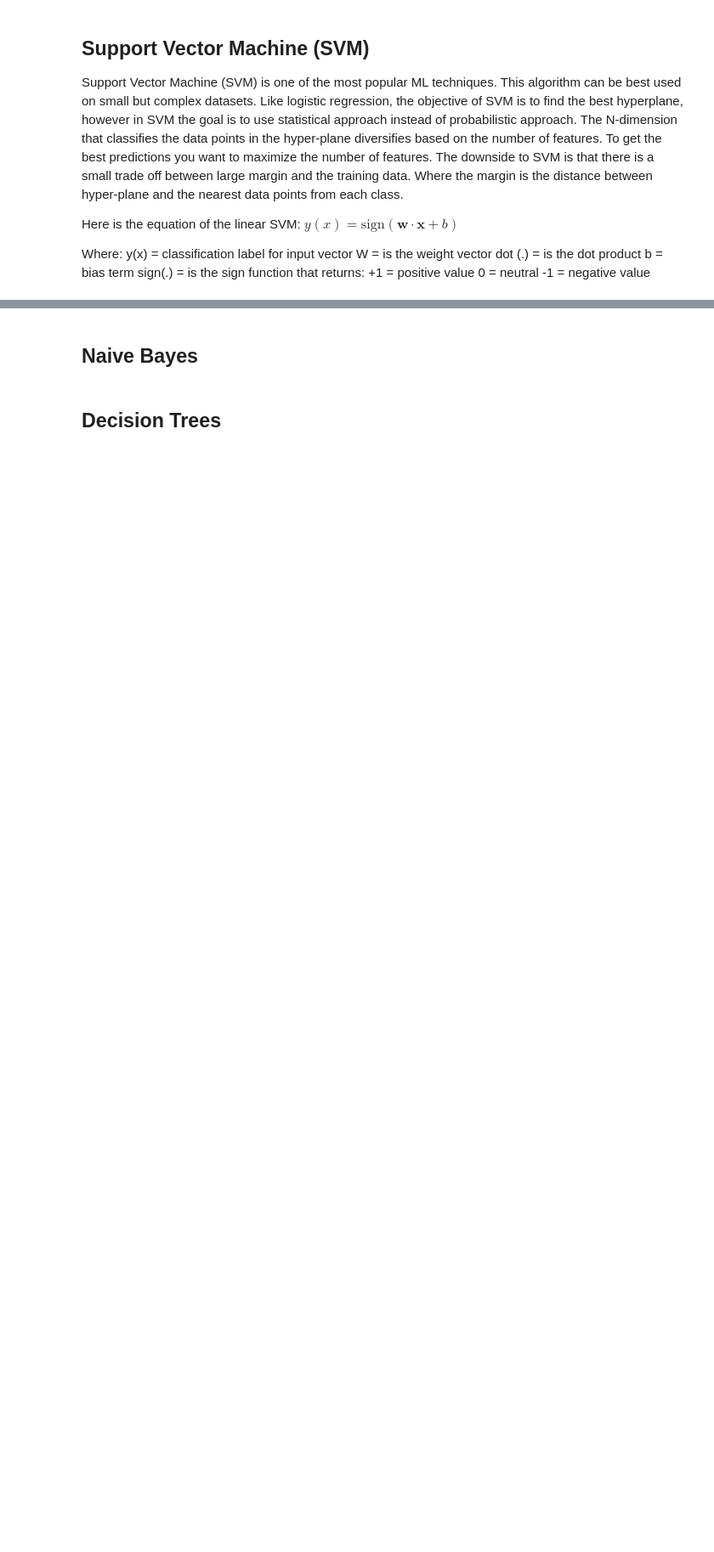
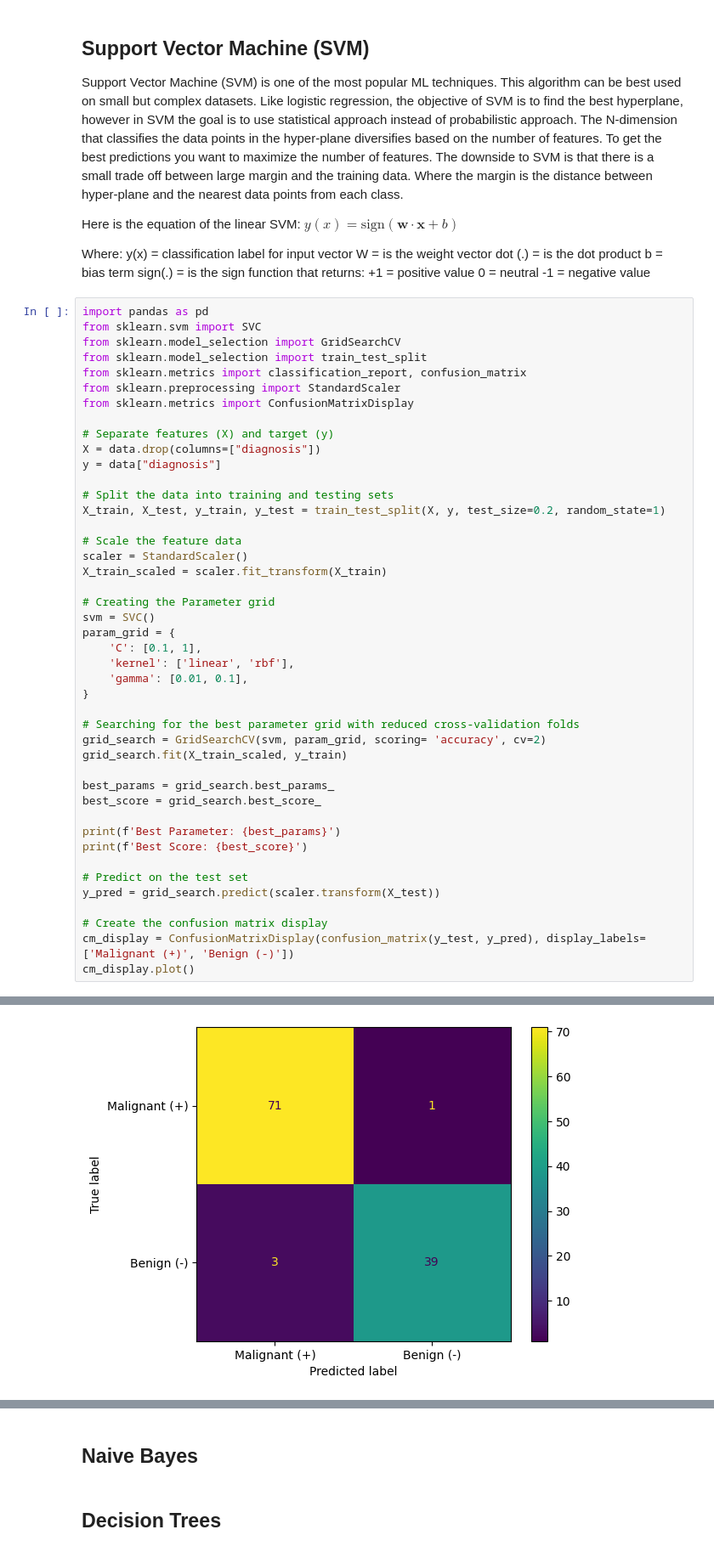
Before and after one commit to Kabhatt/Machine-Learning-Analysis-of-Breast-Cancer-Data, a Jupyter notebook: cancer-1.ipynb, the cells around one changed output, grey strips where cells are left out. Shown at 85% size. Cells and saved outputs as stored; diff of their text form; blank space fills up the shorter version.

```diff
--- a/cancer-1.ipynb
+++ b/cancer-1.ipynb
@@ -400,3 +420,48 @@ sign(.) = is the sign function that returns:
     +1 = positive value
     0 = neutral
     -1 = negative value
+# %%
+import pandas as pd
+from sklearn.svm import SVC
+from sklearn.model_selection import GridSearchCV
+from sklearn.model_selection import train_test_split
+from sklearn.metrics import classification_report, confusion_matrix
+from sklearn.preprocessing import StandardScaler
+from sklearn.metrics import ConfusionMatrixDisplay
+
+# Separate features (X) and target (y)
+X = data.drop(columns=["diagnosis"])
+y = data["diagnosis"]
+
+# Split the data into training and testing sets
+X_train, X_test, y_train, y_test = train_test_split(X, y, test_size=0.2, random_state=1)
+
+# Scale the feature data
+scaler = StandardScaler()
+X_train_scaled = scaler.fit_transform(X_train)
+
+# Creating the Parameter grid
+svm = SVC()
+param_grid = {
+    'C': [0.1, 1],
+    'kernel': ['linear', 'rbf'],
+    'gamma': [0.01, 0.1],
+}
+
+# Searching for the best parameter grid with reduced cross-validation folds
+grid_search = GridSearchCV(svm, param_grid, scoring= 'accuracy', cv=2)
+grid_search.fit(X_train_scaled, y_train)
+
+best_params = grid_search.best_params_
+best_score = grid_search.best_score_
+
+print(f'Best Parameter: {best_params}')
+print(f'Best Score: {best_score}')
+
+# Predict on the test set
+y_pred = grid_search.predict(scaler.transform(X_test))
+
+# Create the confusion matrix display
+cm_display = ConfusionMatrixDisplay(confusion_matrix(y_test, y_pred), display_labels=['Malignant (+)', 'Benign (-)'])
+cm_display.plot()
+# %% [output]
@@ -402,0 +471 @@ sign(.) = is the sign function that returns:
+[figure, added]
```
Also changed, not shown: parts of 19 cells of this notebook.
